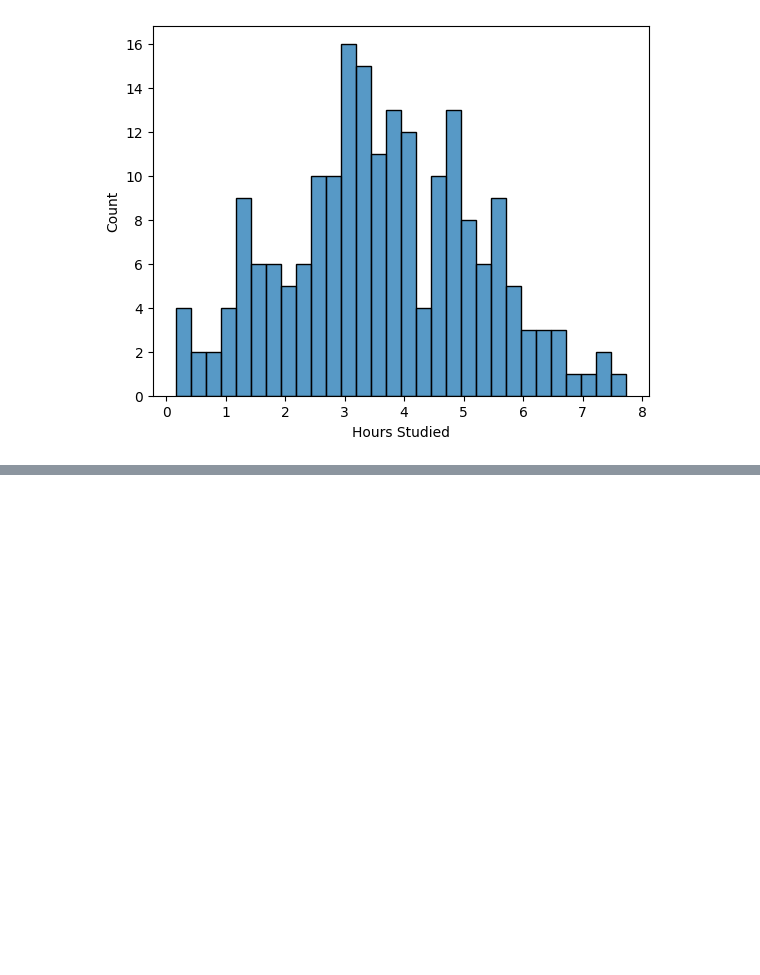
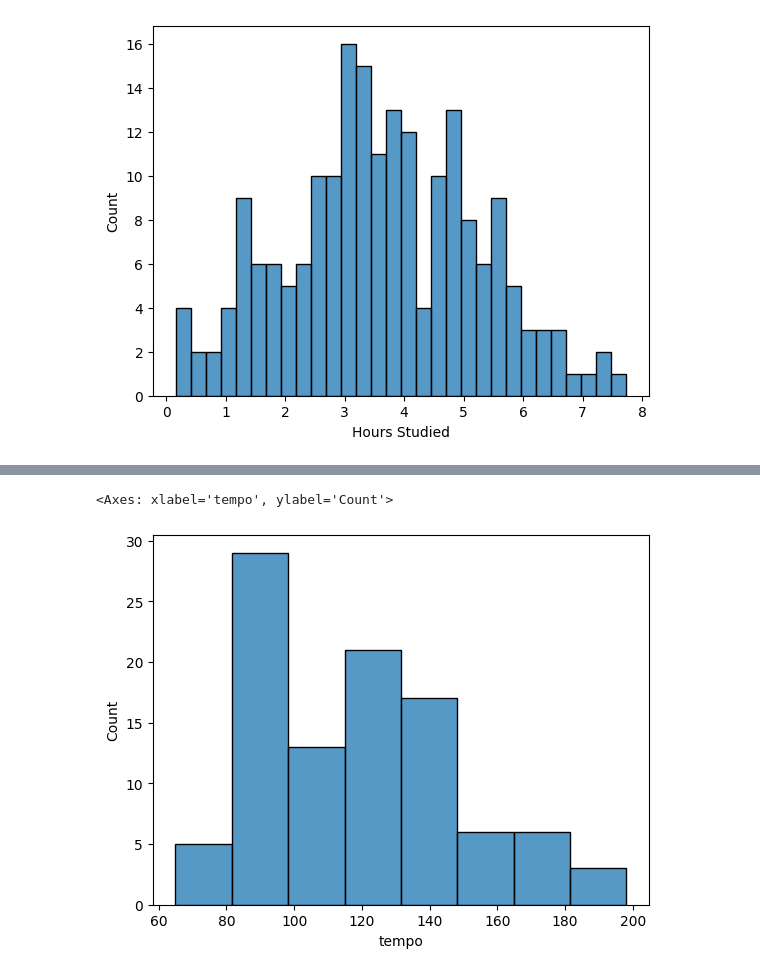
Before and after one commit to souparnabose99/data-science-360, a Jupyter notebook: exploratory-data-analysis/General/Code/data-exploration-and-visualization/data-visualization-2.ipynb, the cells around one changed output, grey strips where cells are left out. Saved outputs shown, nothing was run; the diff lists cells and outputs as text; code cells hidden in the pictures; blank space fills up the shorter version.

```diff
--- a/exploratory-data-analysis/General/Code/data-exploration-and-visualization/data-visualization-2.ipynb
+++ b/exploratory-data-analysis/General/Code/data-exploration-and-visualization/data-visualization-2.ipynb
@@ -67,0 +77,5 @@ songs.head()
+# %%
+sns.histplot(songs.tempo)
+# %% [output]
+<Axes: xlabel='tempo', ylabel='Count'>
+[figure, added]
```
Also changed, not shown: parts of 5 cells of this notebook.
